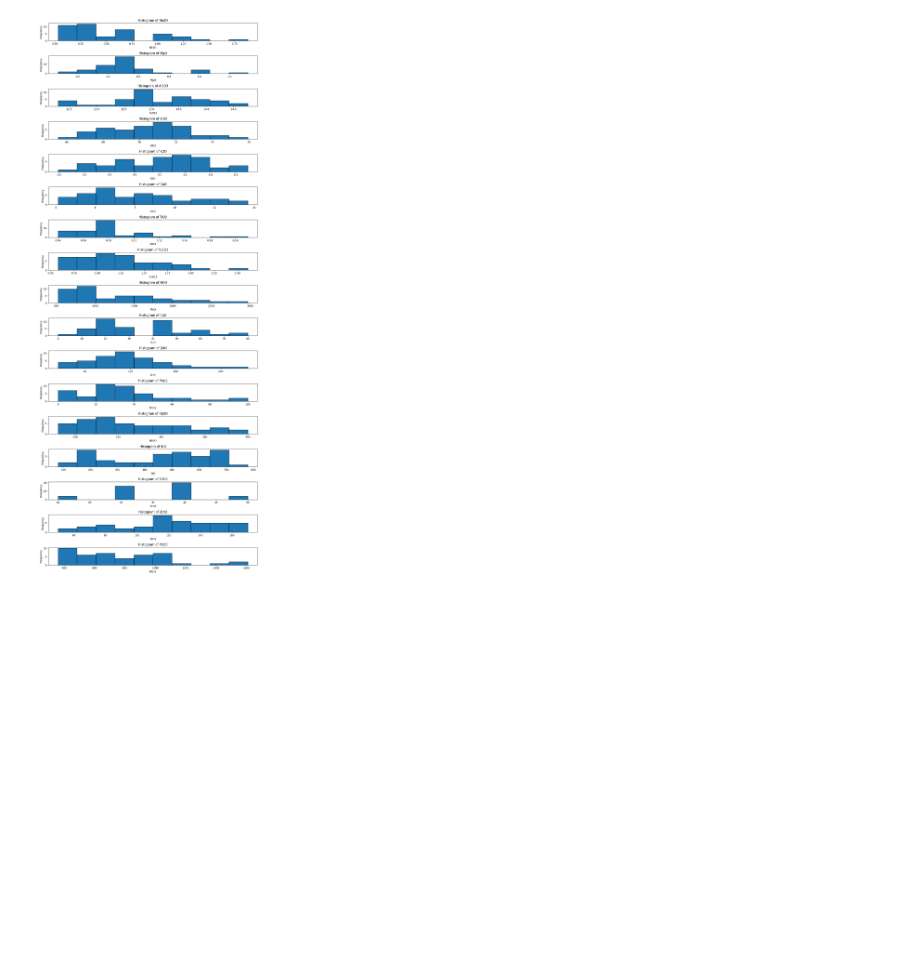
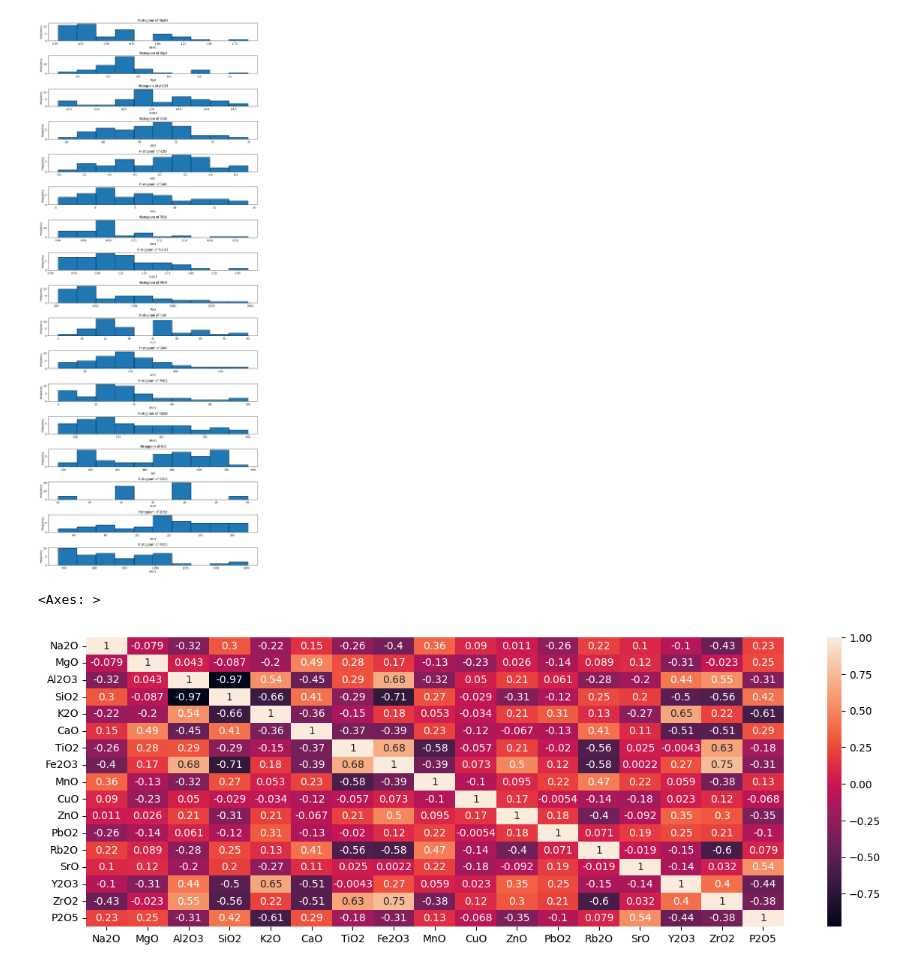
Before and after one commit to Benedictgr97/Chemical-comp-of-ceramic-clustering, a Jupyter notebook: Ceramic_clustering.ipynb, the cells around one changed output. Cells and saved outputs as stored; diff of their text form; code cells hidden in the pictures; blank space fills up the shorter version.

```diff
--- a/Ceramic_clustering.ipynb
+++ b/Ceramic_clustering.ipynb
@@ -41,0 +53,4 @@ memory usage: 13.2+ KB
+# %%
+#Check if any axis is less than 0
+ceramic_val_df = ceramic_df[ceramic_df.select_dtypes(include=['int64', 'float64']).columns]
+ceramic_val_df.any(axis = 1).any()
@@ -42,3 +59,6 @@ memory usage: 13.2+ KB
+# %%
+#Replace values less than 0 with 0
+ceramic_df[ceramic_df.select_dtypes(include=['int64', 'float64']).columns] = ceramic_val_df.where(ceramic_val_df > 0 , 0)
 # %% [markdown]
 ## Explore interdependencies in the chemical ratios
 # %%
@@ -85,5 +105,13 @@ plot_histograms(ceramic_body_df)
 plot_histograms(ceramic_glaze_df)
 # %% [output]
 [figure]
+# %%
+#Create function to show the heat map of correlations to investigate
+plt.figure(figsize=(15, 5))
+plt.title("Correlations ")
+sns.heatmap(ceramic_body_df[ceramic_body_df.select_dtypes(include=['int64', 'float64']).columns].corr(),annot= True)
+# %% [output]
+<Axes: >
+[figure, added]
 # %%
 #Create function to show the heat map of correlations to investigate
```
Also changed, not shown: parts of 15 cells of this notebook.
